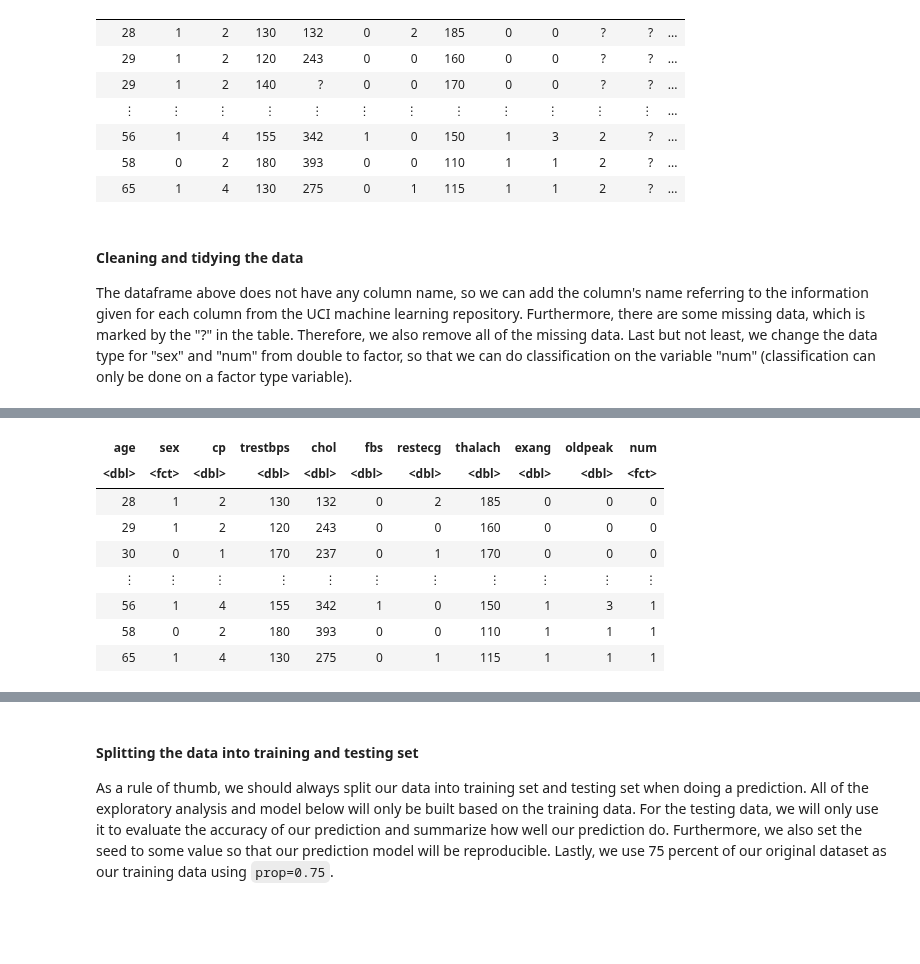
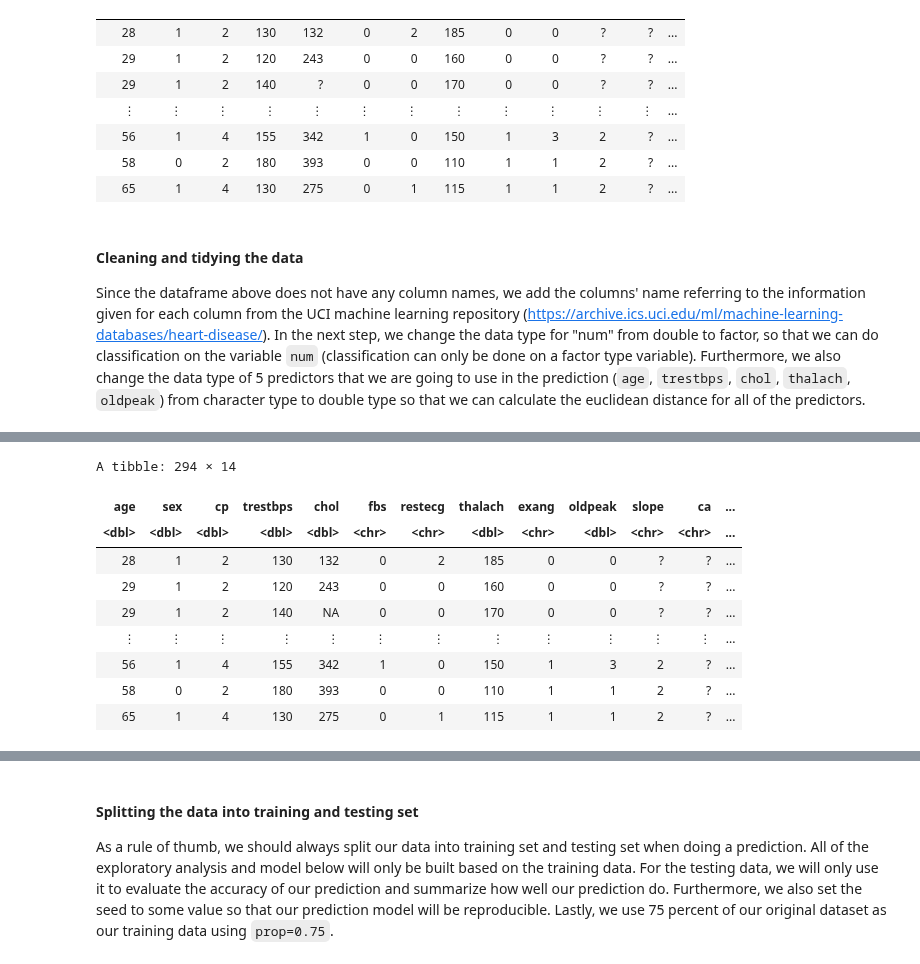
Before and after one commit to RichardAdhika22/heart_attack_prediction_knn, a Jupyter notebook: Group_project_report.ipynb, the cells around one changed output, grey strips where cells are left out. Drawn from its saved outputs; the diff is of its cells as text; code cells hidden in the pictures; blank space fills up the shorter version.

```diff
--- a/Group_project_report.ipynb
+++ b/Group_project_report.ipynb
@@ -22,6 +22,6 @@ Firstly, we read the data from our github repository using `read_csv` function.
 # %%
-heart_attack_data_raw = read_delim("https://raw.githubusercontent.com/RichardAdhika22/group115/main/processed.hungarian%20(1).data",delim=","
-                                ,col_names=FALSE) |> suppressMessages()
+heart_attack_data_raw = read_csv("https://raw.githubusercontent.com/RichardAdhika22/group115/main/processed.hungarian%20(1).data",
+                                col_names = FALSE) |> suppressMessages()
 
 heart_attack_data_raw
 # %% [output]
@@ -38,12 +38,17 @@ A spec_tbl_df: 294 × 14
 # %% [markdown]
 #### Cleaning and tidying the data
 
-The dataframe above does not have any column name, so we can add the column's name referring to the information given for each column from the UCI machine learning repository. Furthermore, there are some missing data, which is marked by the "?" in the table. Therefore, we also remove all of the missing data. Last but not least, we change the data type for "sex" and "num" from double to factor, so that we can do classification on the variable "num" (classification can only be done on a factor type variable).
+Since the dataframe above does not have any column names, we add the columns' name referring to the information given for each column from the UCI machine learning repository (https://archive.ics.uci.edu/ml/machine-learning-databases/heart-disease/). In the next step, we change the data type for "num" from double to factor, so that we can do classification on the variable `num` (classification can only be done on a factor type variable). Furthermore, we also change the data type of 5 predictors that we are going to use in the prediction (`age`, `trestbps`, `chol`, `thalach`, `oldpeak`) from character type to double type so that we can calculate the euclidean distance for all of the predictors.
 # %%
 colnames(heart_attack_data_raw) = c('age','sex','cp','trestbps','chol','fbs','restecg','thalach','exang','oldpeak','slope','ca','thal','num')
-heart_attack_data_tidy = select(heart_attack_data_raw,-slope,-ca,-thal)
-heart_attack_data_tidy = filter_all(heart_attack_data_tidy,all_vars(.!="?"))
-heart_attack_data_tidy = mutate_if(heart_attack_data_tidy, is.character,as.numeric) |> mutate(num = as.factor(num)) |> mutate(sex = as.factor(sex))
 
-heart_attack_data_tidy
+heart_attack_data_modified = heart_attack_data_raw |>
+    mutate(num = as.factor(num),
+           age = as.double(age),
+           trestbps = as.double(trestbps),
+           chol = as.double(chol),
+           thalach = as.double(thalach),
+           oldpeak = as.double(oldpeak))
+
+heart_attack_data_modified
 # %% [output]
@@ -51,9 +61,10 @@ A tibble: 261 × 11
+A tibble: 294 × 14
-| age | sex | cp | trestbps | chol | fbs | restecg | thalach | exang | oldpeak | num |
-| <dbl> | <fct> | <dbl> | <dbl> | <dbl> | <dbl> | <dbl> | <dbl> | <dbl> | <dbl> | <fct> |
-| 28 | 1 | 2 | 130 | 132 | 0 | 2 | 185 | 0 | 0 | 0 |
-| 29 | 1 | 2 | 120 | 243 | 0 | 0 | 160 | 0 | 0 | 0 |
-| 30 | 0 | 1 | 170 | 237 | 0 | 1 | 170 | 0 | 0 | 0 |
-| ⋮ | ⋮ | ⋮ | ⋮ | ⋮ | ⋮ | ⋮ | ⋮ | ⋮ | ⋮ | ⋮ |
-| 56 | 1 | 4 | 155 | 342 | 1 | 0 | 150 | 1 | 3 | 1 |
-| 58 | 0 | 2 | 180 | 393 | 0 | 0 | 110 | 1 | 1 | 1 |
-| 65 | 1 | 4 | 130 | 275 | 0 | 1 | 115 | 1 | 1 | 1 |
+| age | sex | cp | trestbps | chol | fbs | restecg | thalach | exang | oldpeak | slope | ca | ... |
+| <dbl> | <dbl> | <dbl> | <dbl> | <dbl> | <chr> | <chr> | <dbl> | <chr> | <dbl> | <chr> | <chr> | ... |
+| 28 | 1 | 2 | 130 | 132 | 0 | 2 | 185 | 0 | 0 | ? | ? | ... |
+| 29 | 1 | 2 | 120 | 243 | 0 | 0 | 160 | 0 | 0 | ? | ? | ... |
+| 29 | 1 | 2 | 140 | NA | 0 | 0 | 170 | 0 | 0 | ? | ? | ... |
+| ⋮ | ⋮ | ⋮ | ⋮ | ⋮ | ⋮ | ⋮ | ⋮ | ⋮ | ⋮ | ⋮ | ⋮ | ... |
+| 56 | 1 | 4 | 155 | 342 | 1 | 0 | 150 | 1 | 3 | 2 | ? | ... |
+| 58 | 0 | 2 | 180 | 393 | 0 | 0 | 110 | 1 | 1 | 2 | ? | ... |
+| 65 | 1 | 4 | 130 | 275 | 0 | 1 | 115 | 1 | 1 | 2 | ? | ... |
```
Also changed, not shown: parts of 22 cells of this notebook.
